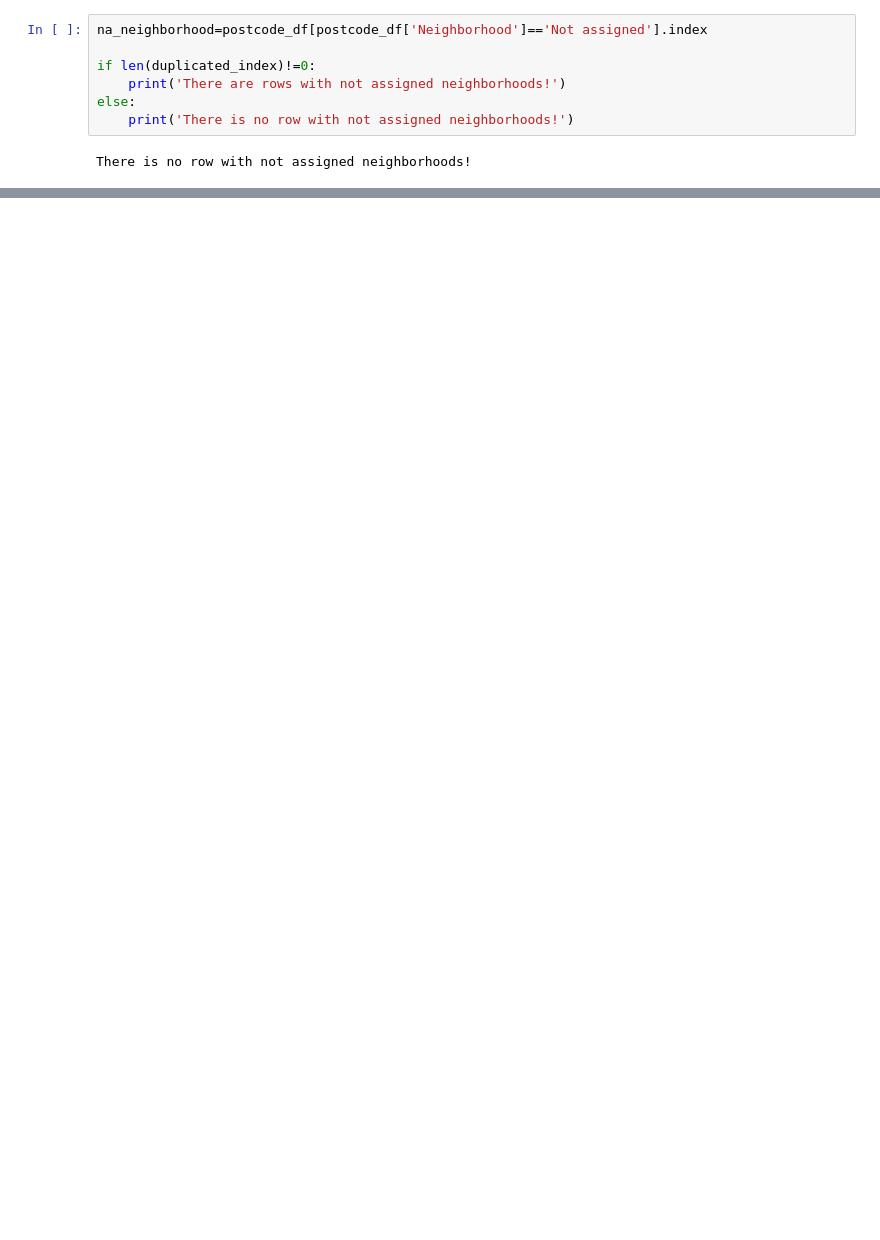
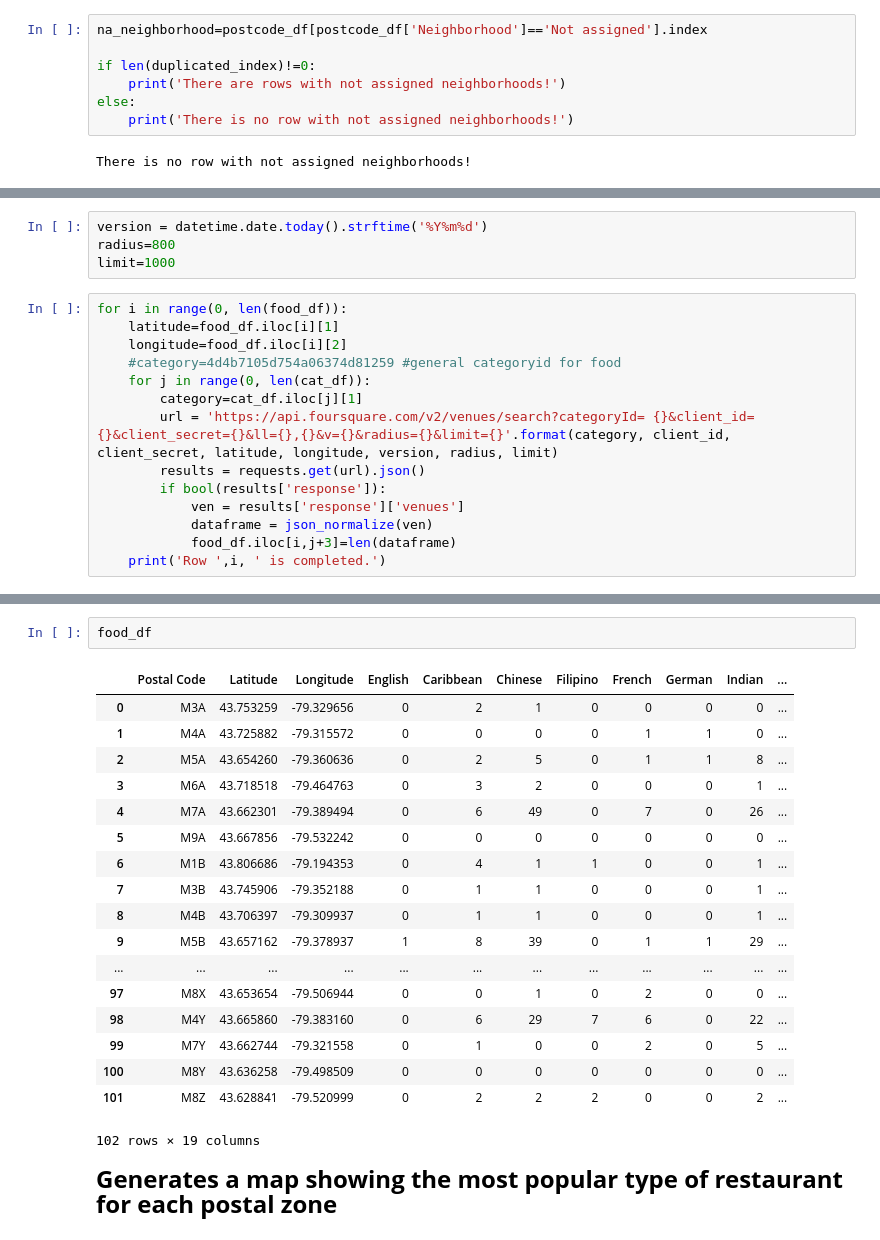
Before and after one commit to eithne0926/IBM-data-science, a Jupyter notebook: toronto_postcode.ipynb, the cells around one changed output, grey strips where cells are left out. Cells and saved outputs as stored; diff of their text form; blank space fills up the shorter version.

```diff
--- a/toronto_postcode.ipynb
+++ b/toronto_postcode.ipynb
@@ -141,0 +332,18 @@ The shape of the dataframe is: (103, 3)
+# %%
+version = datetime.date.today().strftime('%Y%m%d')
+radius=800
+limit=1000
+# %%
+for i in range(0, len(food_df)):
+    latitude=food_df.iloc[i][1]
+    longitude=food_df.iloc[i][2]
+    #category=4d4b7105d754a06374d81259 #general categoryid for food
+    for j in range(0, len(cat_df)):
+        category=cat_df.iloc[j][1]
+        url = 'https://api.foursquare.com/v2/venues/search?categoryId= {}&client_id={}&client_secret={}&ll={},{}&v={}&radius={}&limit={}'.format(category, client_id, client_secret, latitude, longitude, version, radius, limit)
+        results = requests.get(url).json()
+        if bool(results['response']):
+            ven = results['response']['venues']
+            dataframe = json_normalize(ven)
+            food_df.iloc[i,j+3]=len(dataframe)
+    print('Row ',i, ' is completed.')
@@ -141,0 +368,23 @@ The shape of the dataframe is: (103, 3)
+# %%
+food_df
+# %% [output]
+|  | Postal Code | Latitude | Longitude | English | Caribbean | Chinese | Filipino | French | German | Indian | ... |
+| 0 | M3A | 43.753259 | -79.329656 | 0 | 2 | 1 | 0 | 0 | 0 | 0 | ... |
+| 1 | M4A | 43.725882 | -79.315572 | 0 | 0 | 0 | 0 | 1 | 1 | 0 | ... |
+| 2 | M5A | 43.654260 | -79.360636 | 0 | 2 | 5 | 0 | 1 | 1 | 8 | ... |
+| 3 | M6A | 43.718518 | -79.464763 | 0 | 3 | 2 | 0 | 0 | 0 | 1 | ... |
+| 4 | M7A | 43.662301 | -79.389494 | 0 | 6 | 49 | 0 | 7 | 0 | 26 | ... |
+| 5 | M9A | 43.667856 | -79.532242 | 0 | 0 | 0 | 0 | 0 | 0 | 0 | ... |
+| 6 | M1B | 43.806686 | -79.194353 | 0 | 4 | 1 | 1 | 0 | 0 | 1 | ... |
+| 7 | M3B | 43.745906 | -79.352188 | 0 | 1 | 1 | 0 | 0 | 0 | 1 | ... |
+| 8 | M4B | 43.706397 | -79.309937 | 0 | 1 | 1 | 0 | 0 | 0 | 1 | ... |
+| 9 | M5B | 43.657162 | -79.378937 | 1 | 8 | 39 | 0 | 1 | 1 | 29 | ... |
+| ... | ... | ... | ... | ... | ... | ... | ... | ... | ... | ... | ... |
+| 97 | M8X | 43.653654 | -79.506944 | 0 | 0 | 1 | 0 | 2 | 0 | 0 | ... |
+| 98 | M4Y | 43.665860 | -79.383160 | 0 | 6 | 29 | 7 | 6 | 0 | 22 | ... |
+| 99 | M7Y | 43.662744 | -79.321558 | 0 | 1 | 0 | 0 | 2 | 0 | 5 | ... |
+| 100 | M8Y | 43.636258 | -79.498509 | 0 | 0 | 0 | 0 | 0 | 0 | 0 | ... |
+| 101 | M8Z | 43.628841 | -79.520999 | 0 | 2 | 2 | 2 | 0 | 0 | 2 | ... |
+102 rows × 19 columns
+# %% [markdown]
+**<font  size=5>Generates a map showing the most popular type of restaurant for each postal zone</font>**
```
Also changed, not shown: parts of 34 cells of this notebook.
